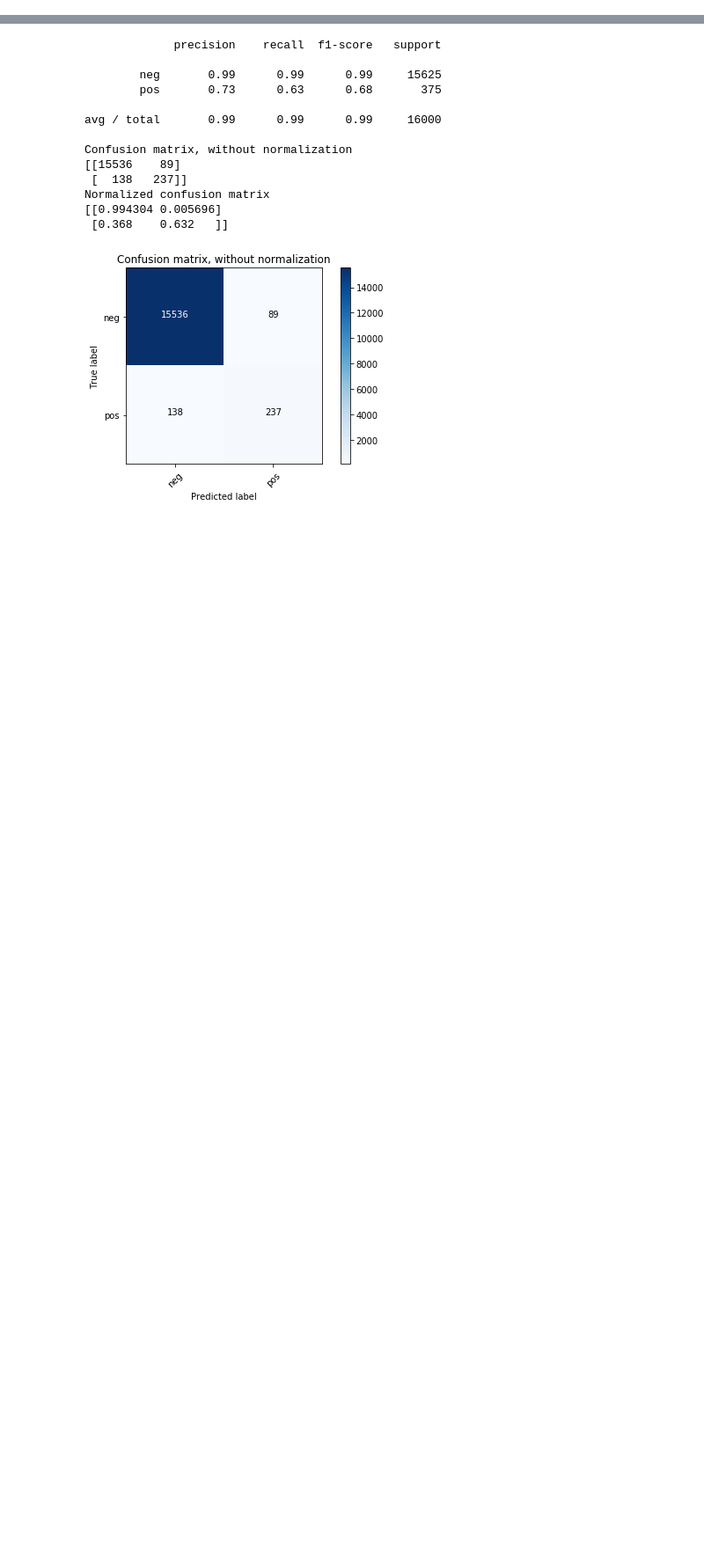
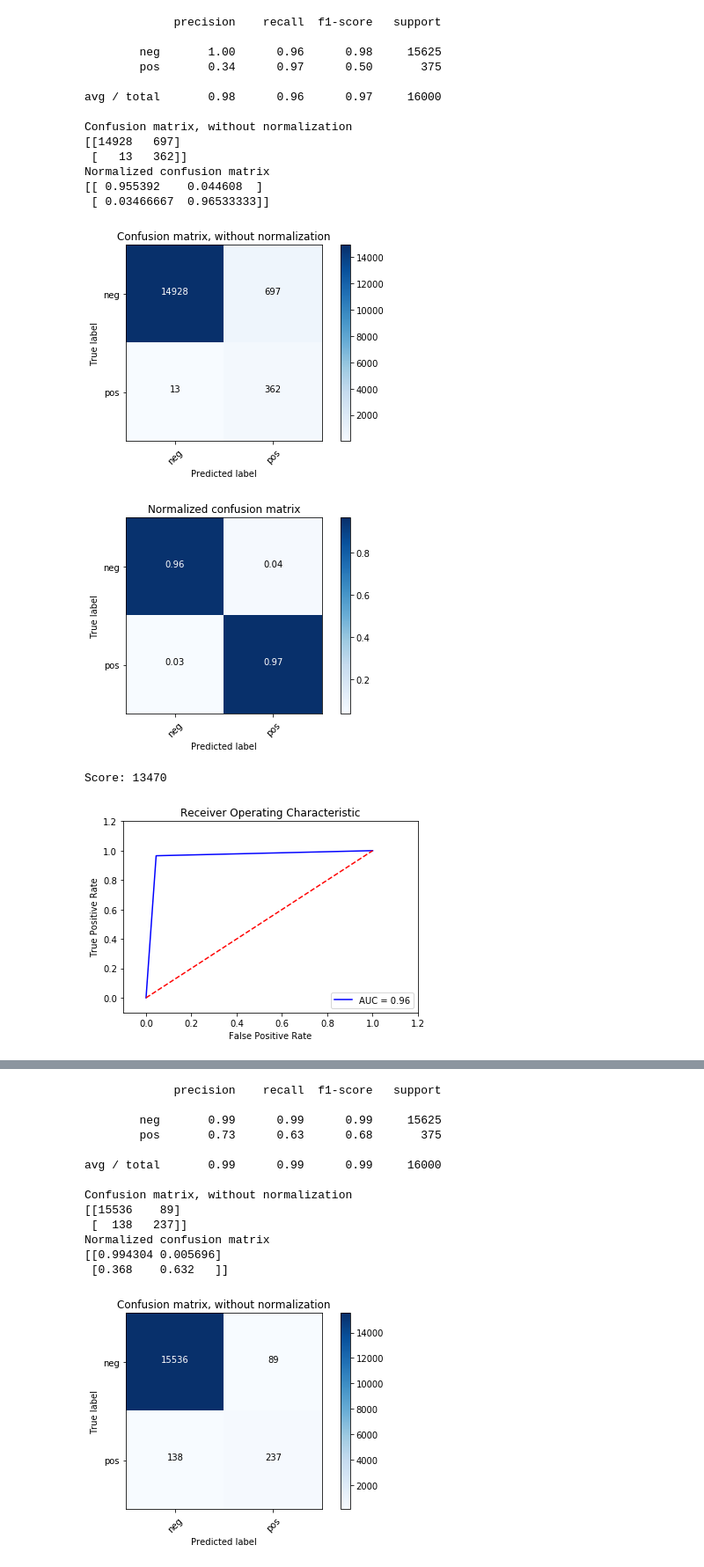
Before and after one commit to AJwgnr/ATIML, a Jupyter notebook: Final Version.ipynb, the cells around one changed output, grey strips where cells are left out. Shown at 88% size. Cells and saved outputs as stored; diff of their text form; code cells hidden in the pictures; blank space fills up the shorter version.

Commit message:
Add roc curves.

```diff
--- a/Final Version.ipynb
+++ b/Final Version.ipynb
@@ -355,6 +355,25 @@ medianTestSetHist = histogramProcessing(medianTestSet)
 
 mostFrequentTrainSetHist = histogramProcessing(mostFrequentTrainSet)
 mostFrequentTestSetHist = histogramProcessing(mostFrequentTestSet)
+# %%
+def plot_roc(predictions):
+    true_labels = pd.DataFrame(data=meanTestSet,columns=['class'])
+    true_labels_binarized = label_binarize(true_labels, classes=['neg', 'pos']).flatten()
+    predictions_binarized = label_binarize(predictions, classes=['neg', 'pos']).flatten()
+
+    false_positives, true_positives, thresholds = roc_curve(true_labels_binarized, predictions_binarized, pos_label=1)
+    roc_auc = auc(false_positives, true_positives)
+
+    plt.title('Receiver Operating Characteristic')
+    plt.plot(false_positives, true_positives, 'b',
+    label='AUC = %0.2f'% roc_auc)
+    plt.legend(loc='lower right')
+    plt.plot([0,1],[0,1],'r--')
+    plt.xlim([-0.1,1.2])
+    plt.ylim([-0.1,1.2])
+    plt.ylabel('True Positive Rate')
+    plt.xlabel('False Positive Rate')
+    plt.show()
 # %%
 #Implementation of Decision Tree
 
@@ -362,38 +381,55 @@ max_depth = 100
 min_samples_leaf = 10
 
 #Use max_depth, and min_sample leafs to prevent overfitting according to http://scikit-learn.org/stable/modules/tree.html#tree 1.10.5
-
 
 '''
 #histogram bin as feature
 classifier = DecisionTreeClassifier()#class_weight={'pos':.983, 'neg':.017},max_depth =max_depth, min_samples_leaf =min_samples_leaf)
 classifier.fit(pd.DataFrame(data=meanTrainSet,columns=COLUMNS), pd.DataFrame(data=meanTrainSet,columns=['class']))
 predictions = classifier.predict(pd.DataFrame(data=meanTestSet,columns=COLUMNS))
 score = evaluate(pd.DataFrame(data=meanTestSet,columns=['class']), predictions)
 '''
 
 classifier = DecisionTreeClassifier(class_weight={'pos':.983, 'neg':.017},max_depth =3)
 classifier.fit(pd.DataFrame(data=mostFrequentTrainSet,columns=COLUMNS), pd.DataFrame(data=mostFrequentTrainSet,columns=['class']))
 predictions = classifier.predict(pd.DataFrame(data=mostFrequentTestSet,columns=COLUMNS))
 score = evaluate(pd.DataFrame(data=mostFrequentTestSet,columns=['class']), predictions)
 
-
+plot_roc(predictions)
 
 '''
 #Hisotgram mean as feature
 classifier = DecisionTreeClassifier()#class_weight={'pos':.983, 'neg':.017},max_depth =max_depth, min_samples_leaf =min_samples_leaf)
 classifier.fit(pd.DataFrame(data=meanTrainSetHist,columns=HISTOGRAMMERGEDCOLUMNS), pd.DataFrame(data=meanTrainSetHist,columns=['class']))
 predictions = classifier.predict(pd.DataFrame(data=meanTestSetHist,columns=HISTOGRAMMERGEDCOLUMNS))
 score = evaluate(pd.DataFrame(data=meanTestSetHist,columns=['class']), predictions)
 
 
 classifier = DecisionTreeClassifier()#class_weight={'pos':.983, 'neg':.017},max_depth =max_depth, min_samples_leaf =min_samples_leaf)
 classifier.fit(pd.DataFrame(data=medianTrainSetHist,columns=HISTOGRAMMERGEDCOLUMNS), pd.DataFrame(data=medianTrainSetHist,columns=['class']))
 predictions = classifier.predict(pd.DataFrame(data=medianTestSetHist,columns=HISTOGRAMMERGEDCOLUMNS))
 score = evaluate(pd.DataFrame(data=medianTestSetHist,columns=['class']), predictions)
 
 classifier = DecisionTreeClassifier(class_weight={'pos':.983, 'neg':.017},max_depth =max_depth, min_samples_leaf =min_samples_leaf)
 classifier.fit(pd.DataFrame(data=mostFrequentTrainSetHist,columns=HISTOGRAMMERGEDCOLUMNS), pd.DataFrame(data=mostFrequentTrainSetHist,columns=['class']))
 predictions = classifier.predict(pd.DataFrame(data=mostFrequentTestSetHist,columns=HISTOGRAMMERGEDCOLUMNS))
 score = evaluate(pd.DataFrame(data=mostFrequentTestSetHist,columns=['class']), predictions)
 '''
+# %% [output]
+             precision    recall  f1-score   support
+
+        neg       1.00      0.96      0.98     15625
+        pos       0.34      0.97      0.50       375
+
+avg / total       0.98      0.96      0.97     16000
+
+Confusion matrix, without normalization
+[[14928   697]
+ [   13   362]]
+Normalized confusion matrix
+[[ 0.955392    0.044608  ]
+ [ 0.03466667  0.96533333]]
+[figure, added]
+[figure, added]
+Score: 13470
+[figure, added]
```
Also changed, not shown: parts of 3 cells of this notebook.
